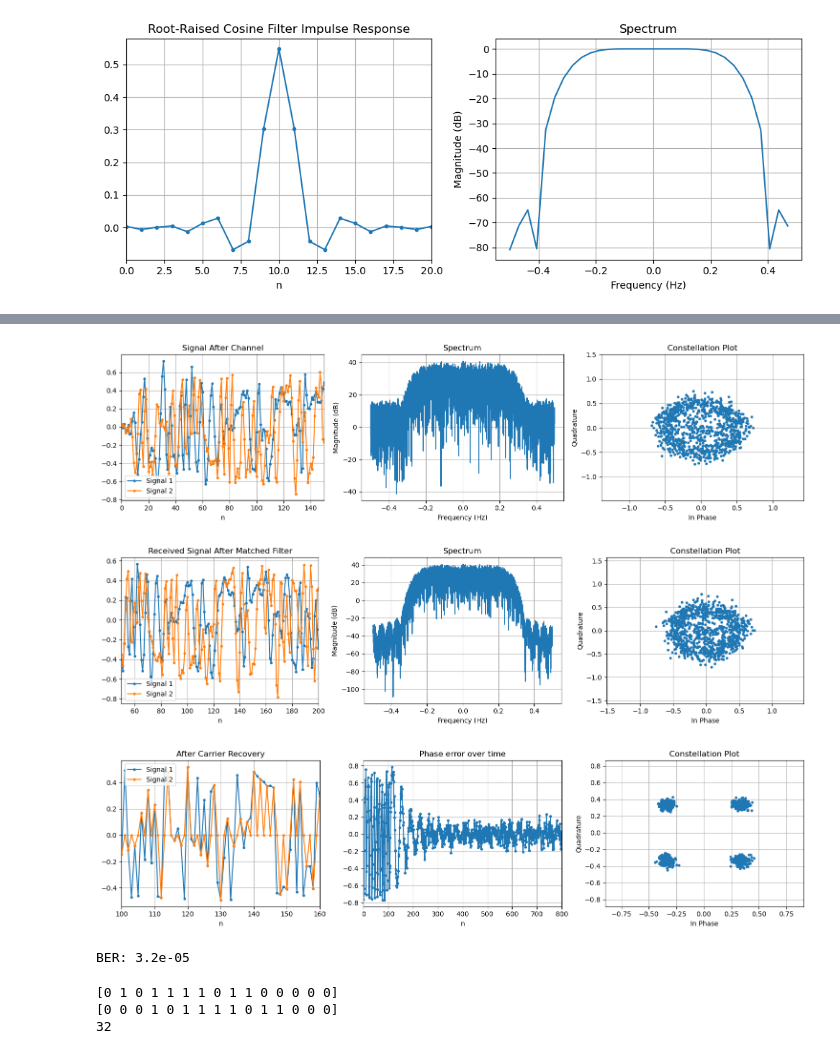
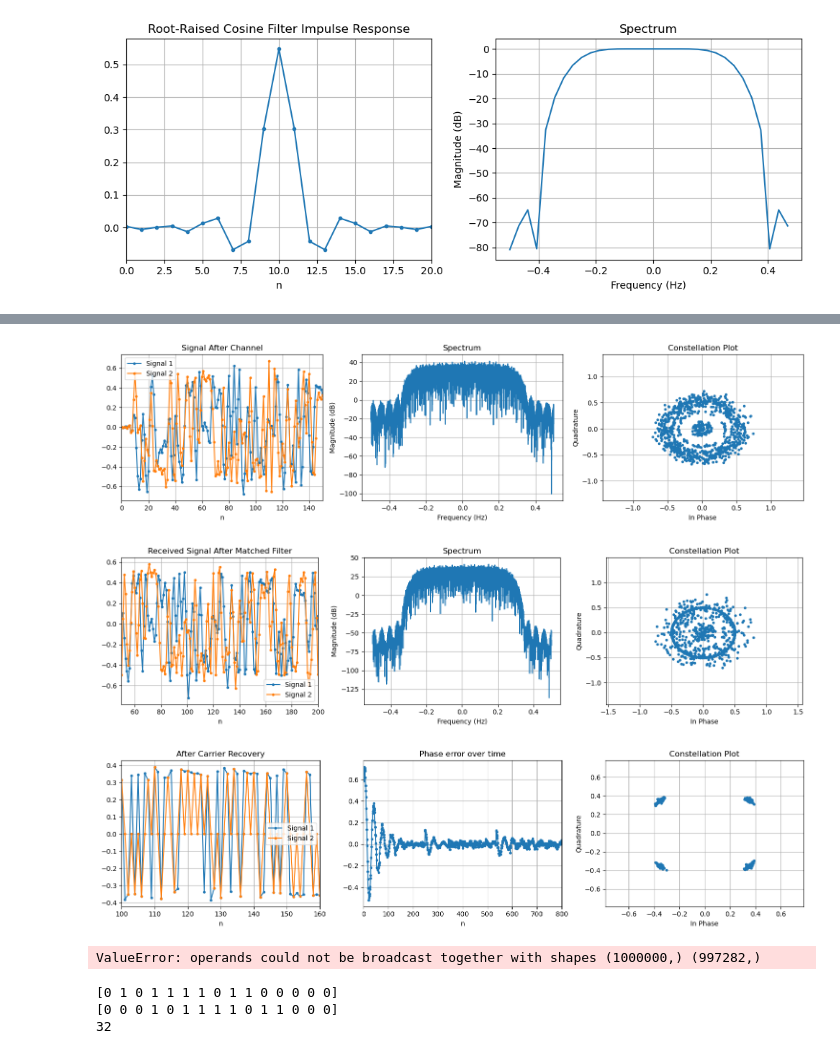
Before and after one commit to cddelong6626/sdr-notebooks, a Jupyter notebook: notebooks/qpsk_sim.ipynb, the cells around one changed output, grey strips where cells are left out. Saved outputs shown, nothing was run; the diff lists cells and outputs as text; code cells hidden in the pictures.

```diff
--- a/notebooks/qpsk_sim.ipynb
+++ b/notebooks/qpsk_sim.ipynb
@@ -109,17 +110,22 @@ plt.show()
 
 # Apply CFO
 # testing/realistic: 1-5%, aggressive: 10%
+sig_chan = 0
 sig_chan = apply_cfo(sig_tx, 0.01)
+# sdr.apply_cfo(sig_tx, sig_chan, len(sig_tx), 0.01)
 
-# Apply CPO
-sig_chan = apply_cpo(sig_chan)
 
-# Apply STO
-mu = 0.3
-sig_chan = apply_sto(sig_chan, mu)
+# # Apply CPO
+# sig_chan = apply_cpo(sig_chan)
 
-# AWGN
-sig_rx = apply_awgn(sig_chan, SNR_DB)
+# # Apply STO
+# mu = 0.3
+# sig_chan = apply_sto(sig_chan, mu)
+
+# # AWGN
+# sig_chan = apply_awgn(sig_chan, SNR_DB)
+
+sig_rx = sig_chan
 
 # Visualize signal after channel
 fig, axs = plt.subplots(1, 3, figsize=(15, 4))
@@ -129,7 +135,7 @@ plot_spectrum(sig_rx, n_samples=2**13, ax=axs[1])
 plt.tight_layout()
 plt.show()
 # %% [output]
-[figure, old version]
+[figure, new version]
 # %%
 ### Matched filter ###
 sig_matched = np.convolve(sig_rx, h_rrc)
@@ -144,7 +150,7 @@ plt.show()
 # Remove extra samples from convolutions
 sig_matched = sig_matched[N_RRC_TAPS-1 : (N_RRC_TAPS-1) * -1]
 # %% [output]
-[figure, old version]
+[figure, new version]
 # %%
 ### Symbol Synchronization ###
 
@@ -157,36 +163,36 @@ Gardner:
 
 cubic interpolation:
 - Complexity not bad (better than sinc) when using Farrow structures
 - More accurate than lower order quadratic interpolaters
 """
 
-
+import py_sdrlib as sdr
 
 stc = GardnerSymbolTimingCorrector()
 symbols_sampled = stc.correct_batch(sig_matched)
 
 
 ### Carrier Recovery ###
 # 2nd Order Costas Loop
 K_p = 0.04
 K_i = 0.03
 
-control = PIDFeedback(K_p, K_i)
+control = sdr.PIDFeedback(K_p, K_i)
 lock_detector = PhaseLockDetector()
 error = np.empty_like(symbols_sampled)
 sym_rot = costas_loop(symbols_sampled, control, lock_detector, debug=error)
 symbols = np.array([sym_rot[i]*(i % SPS == 0) for i in np.arange(sym_rot.size)], dtype=sym_rot.dtype)
 
 
 # Add in before + after plots for (carrier recovery), (symbol timing recovery)
 fig, axs = plt.subplots(1, 3, figsize=(15, 4))
 plot_signal(sym_rot.real, symbols.real, title='After Carrier Recovery', xlim=[50*SPS, 80*SPS], ax=axs[0])
 plot_signal(error, title='Phase error over time', xlim=[0, 800], ax=axs[1])
 plot_constellation(sym_rot[1000:], n_samples=1000, ax=axs[2])
 plt.tight_layout()
 plt.show()
 # %% [output]
-[figure, old version]
+[figure, new version]
 # %%
 ### Demodulation ###
 
@@ -195,7 +201,7 @@ bits_rx = demodulate_qpsk(diff_decode_psk_symbols(optimum_decider_qpsk(sym_rot))
 
 print(f"BER: {np.mean(bits_tx != bits_rx)}")
 # %% [output]
-BER: 3.2e-05
+ValueError: operands could not be broadcast together with shapes (1000000,) (997282,)
 # %%
 print(bits_tx[0:15])
 print(bits_rx[0:15])
```
Also changed, not shown: parts of 5 cells of this notebook, 35 other files.
